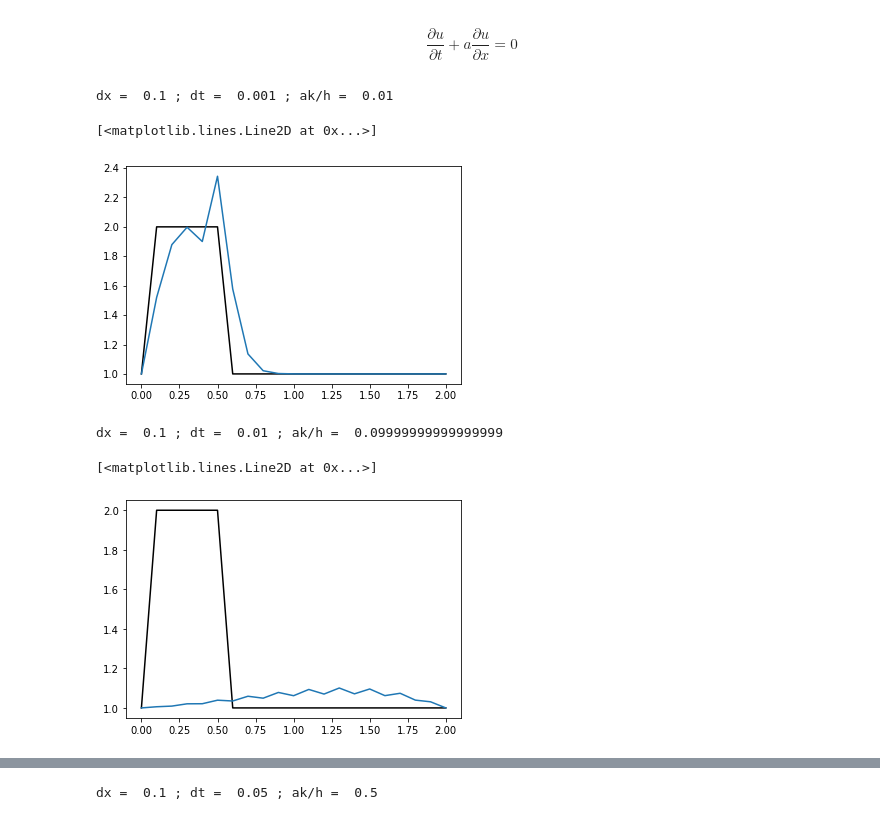
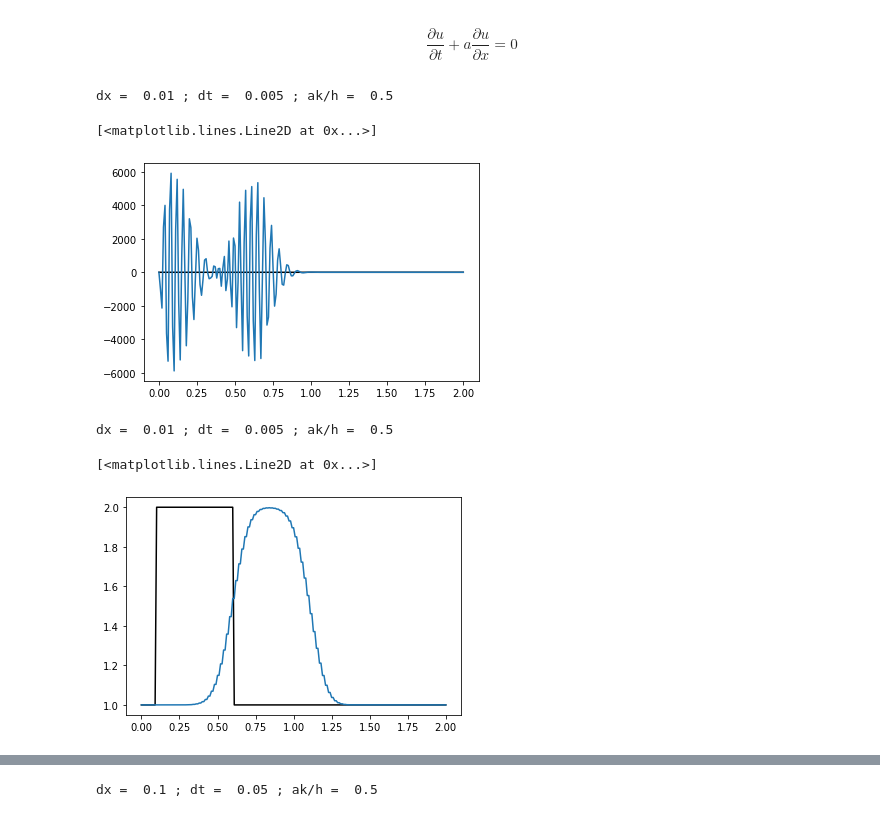
Before and after one commit to andresgm/ua-IMEC4600-finite-differences, a Jupyter notebook: code/adveccion.ipynb, the cells around one changed output, grey strips where cells are left out. Drawn from its saved outputs; the diff is of its cells as text; code cells hidden in the pictures.

```diff
--- a/code/adveccion.ipynb
+++ b/code/adveccion.ipynb
@@ -7,36 +7,36 @@ from matplotlib import pyplot      #here we load matplotlib
 # %%
 # Euler adelante
 
-nx = 21
+nx = 201
 dx = 2 / (nx-1)
 nt = 100    #nt is the number of timesteps we want to calculate
-dt = .001  #dt is the amount of time each timestep covers (delta t)
+dt = .005  #dt is the amount of time each timestep covers (delta t)
 a = 1      #assume wavespeed of a = 1
 print('dx = ', dx, '; dt = ', dt, '; ak/h = ', a*dt/dx)
 
 u = numpy.ones(nx)      #numpy function ones()
 u[int(.1 / dx):int(.6 / dx + 1)] = 2  #setting u = 2 between 0.5 and 1 as per our I.C.s
 
 pyplot.plot(numpy.linspace(0, 2, nx), u, 'k')
 
 un = numpy.ones(nx)
 for n in range(nt):
     un = u.copy()
     for i in range(1, nx-1):
         u[i] = un[i] - a * dt / (2*dx) * (un[i+1] - un[i-1])
 
 pyplot.plot(numpy.linspace(0, 2, nx), u)
 # %% [output]
-dx =  0.1 ; dt =  0.001 ; ak/h =  0.01
+dx =  0.01 ; dt =  0.005 ; ak/h =  0.5
 [<matplotlib.lines.Line2D at 0x...>]
-[figure, old version]
+[figure, new version]
 # %%
 # Lax-Friedrichs
 
-nx = 21
+nx = 201
 dx = 2 / (nx-1)
 nt = 100    #nt is the number of timesteps we want to calculate
-dt = .01  #dt is the amount of time each timestep covers (delta t)
+dt = .005  #dt is the amount of time each timestep covers (delta t)
 a = 1      #assume wavespeed of a = 1
 print('dx = ', dx, '; dt = ', dt, '; ak/h = ', a*dt/dx)
 
@@ -53,6 +53,6 @@ for n in range(nt):
 
 pyplot.plot(numpy.linspace(0, 2, nx), u)
 # %% [output]
-dx =  0.1 ; dt =  0.01 ; ak/h =  0.09999999999999999
+dx =  0.01 ; dt =  0.005 ; ak/h =  0.5
 [<matplotlib.lines.Line2D at 0x...>]
-[figure, old version]
+[figure, new version]
```
Also changed, not shown: parts of 6 cells of this notebook.
